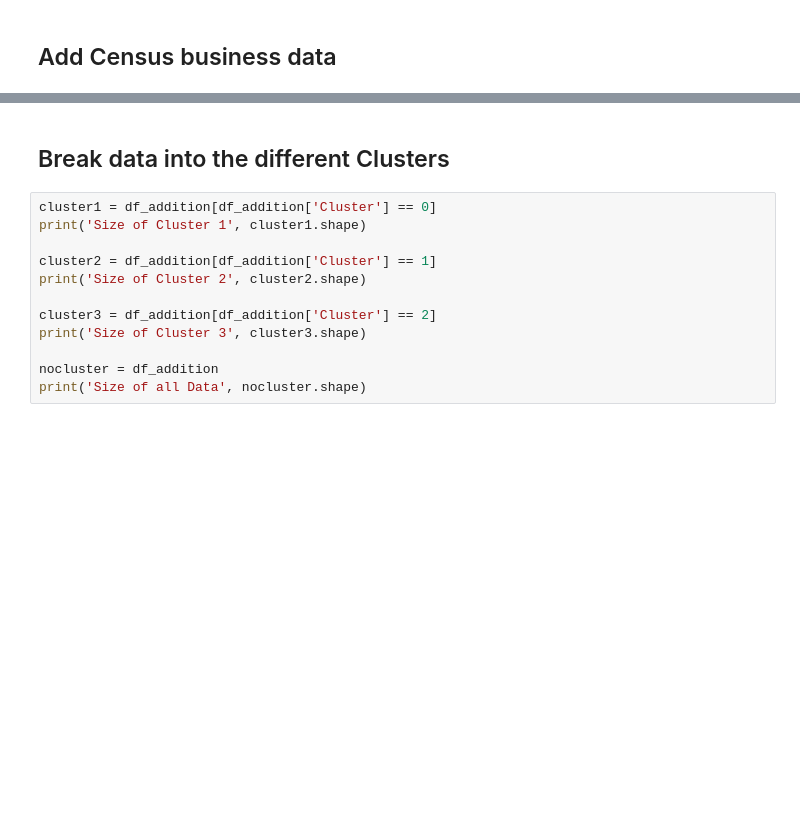
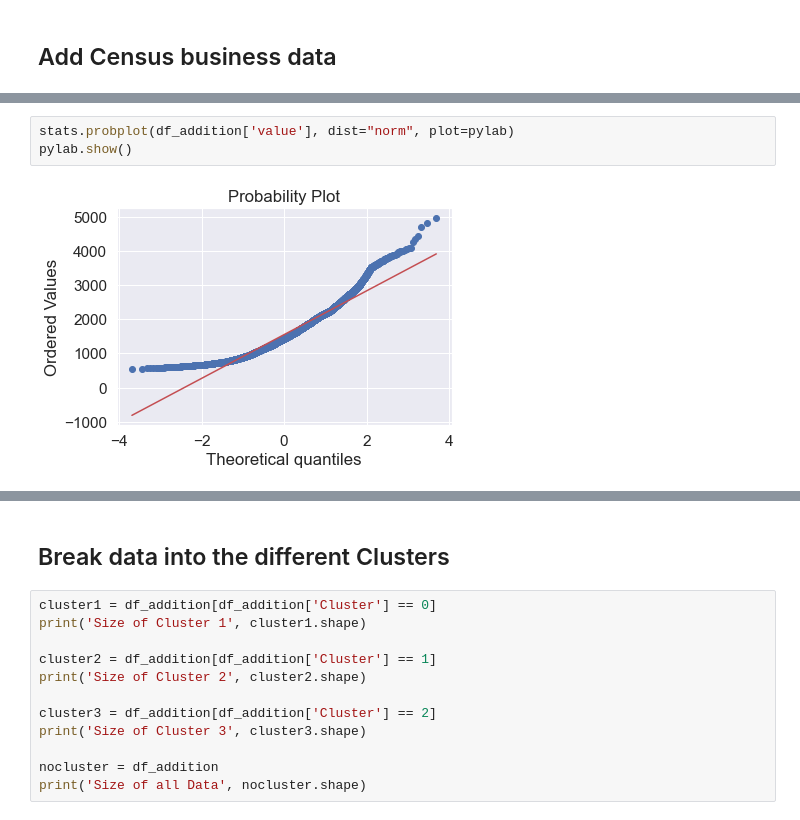
Before and after one commit to jonahsg/NYCDSA_Capstone, a Jupyter notebook: Combine_data_make_clusters.ipynb, the cells around one changed output, grey strips where cells are left out. Drawn from its saved outputs; the diff is of its cells as text; blank space fills up the shorter version.

```diff
--- a/Combine_data_make_clusters.ipynb
+++ b/Combine_data_make_clusters.ipynb
@@ -163,0 +377,5 @@ df_addition = df_filtered.merge(cpi_df, how = 'left', on = 'year')
+# %%
+stats.probplot(df_addition['value'], dist="norm", plot=pylab)
+pylab.show()
+# %% [output]
+[figure, added]
```
Also changed, not shown: parts of 57 cells of this notebook, 1 other file.
